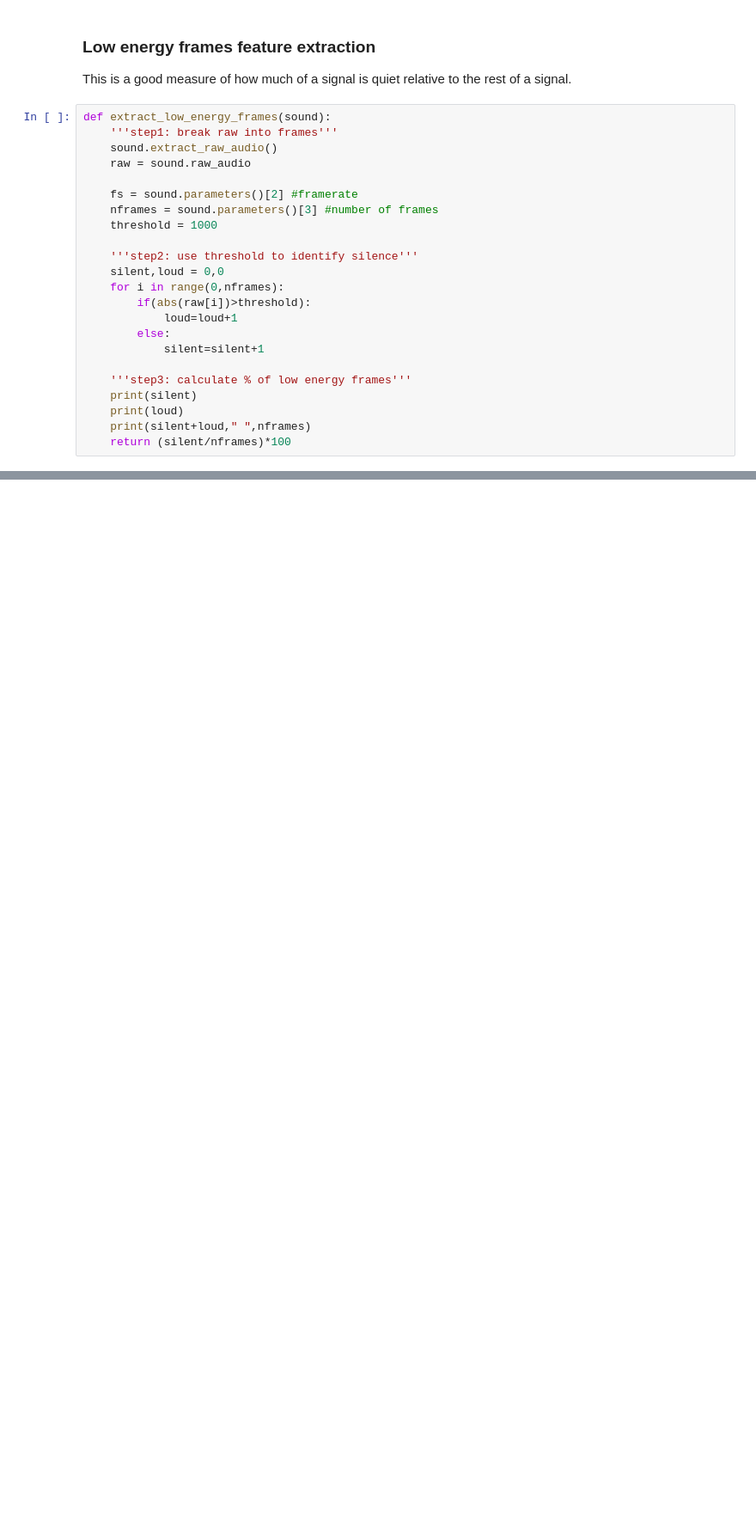
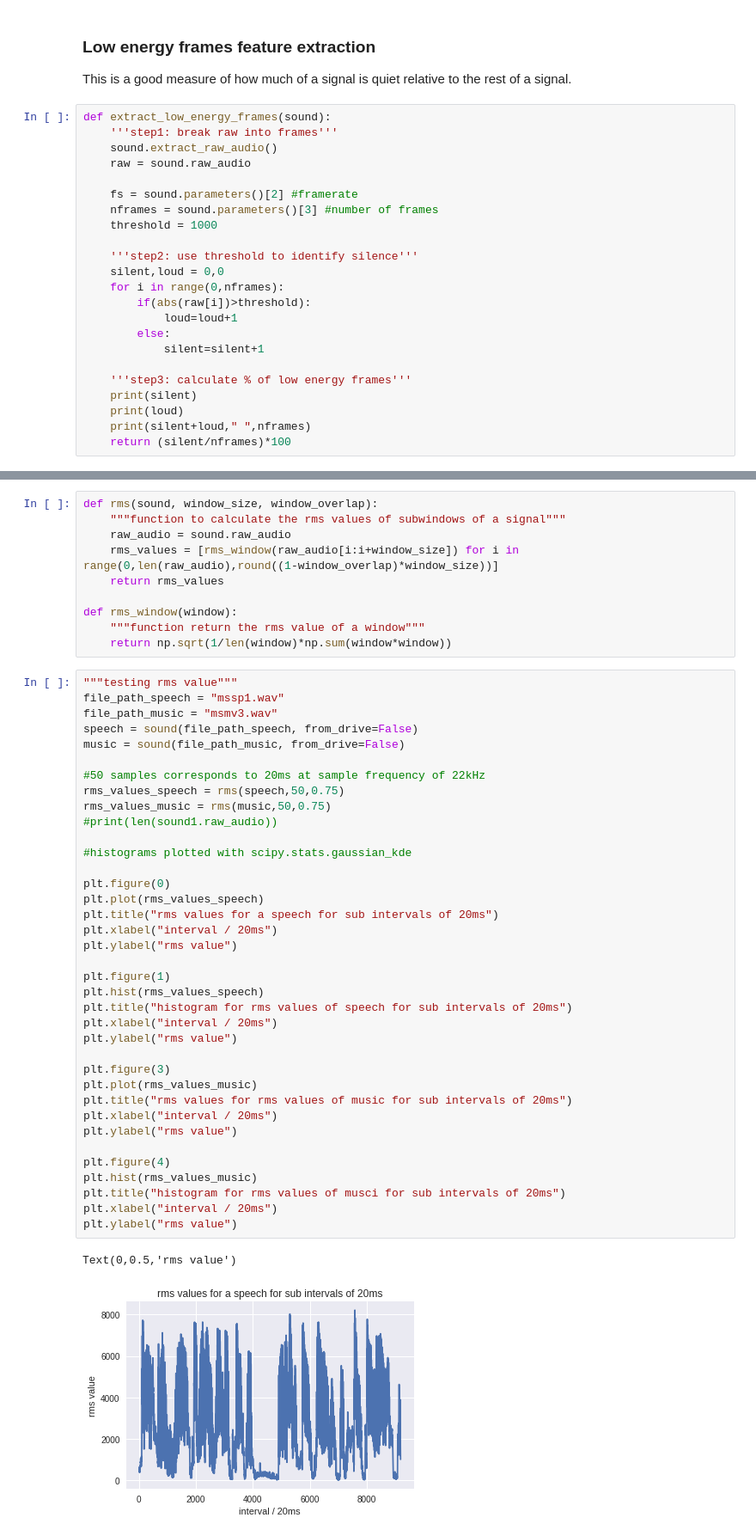
Before and after one commit to Claude47/speech_music_discrimination, a Jupyter notebook: feature_extraction.ipynb, the cells around one changed output, grey strips where cells are left out. Shown at 86% size. Saved outputs shown, nothing was run; the diff lists cells and outputs as text; blank space fills up the shorter version.

```diff
--- a/feature_extraction.ipynb
+++ b/feature_extraction.ipynb
@@ -191,0 +257,50 @@ print(percent2)
+# %%
+def rms(sound, window_size, window_overlap):
+    """function to calculate the rms values of subwindows of a signal"""
+    raw_audio = sound.raw_audio
+    rms_values = [rms_window(raw_audio[i:i+window_size]) for i in range(0,len(raw_audio),round((1-window_overlap)*window_size))]
+    return rms_values
+
+def rms_window(window):
+    """function return the rms value of a window"""
+    return np.sqrt(1/len(window)*np.sum(window*window))
+# %%
+"""testing rms value"""
+file_path_speech = "mssp1.wav"
+file_path_music = "msmv3.wav"
+speech = sound(file_path_speech, from_drive=False)
+music = sound(file_path_music, from_drive=False)
+
+#50 samples corresponds to 20ms at sample frequency of 22kHz
+rms_values_speech = rms(speech,50,0.75)
+rms_values_music = rms(music,50,0.75)
+#print(len(sound1.raw_audio))
+
+#histograms plotted with scipy.stats.gaussian_kde
+
+plt.figure(0)
+plt.plot(rms_values_speech)
+plt.title("rms values for a speech for sub intervals of 20ms")
+plt.xlabel("interval / 20ms")
+plt.ylabel("rms value")
+
+plt.figure(1)
+plt.hist(rms_values_speech)
+plt.title("histogram for rms values of speech for sub intervals of 20ms")
+plt.xlabel("interval / 20ms")
+plt.ylabel("rms value")
+
+plt.figure(3)
+plt.plot(rms_values_music)
+plt.title("rms values for rms values of music for sub intervals of 20ms")
+plt.xlabel("interval / 20ms")
+plt.ylabel("rms value")
+
+plt.figure(4)
+plt.hist(rms_values_music)
+plt.title("histogram for rms values of musci for sub intervals of 20ms")
+plt.xlabel("interval / 20ms")
+plt.ylabel("rms value")
+# %% [output]
+Text(0,0.5,'rms value')
+[figure, added]
```
Also changed, not shown: parts of 38 cells of this notebook.
